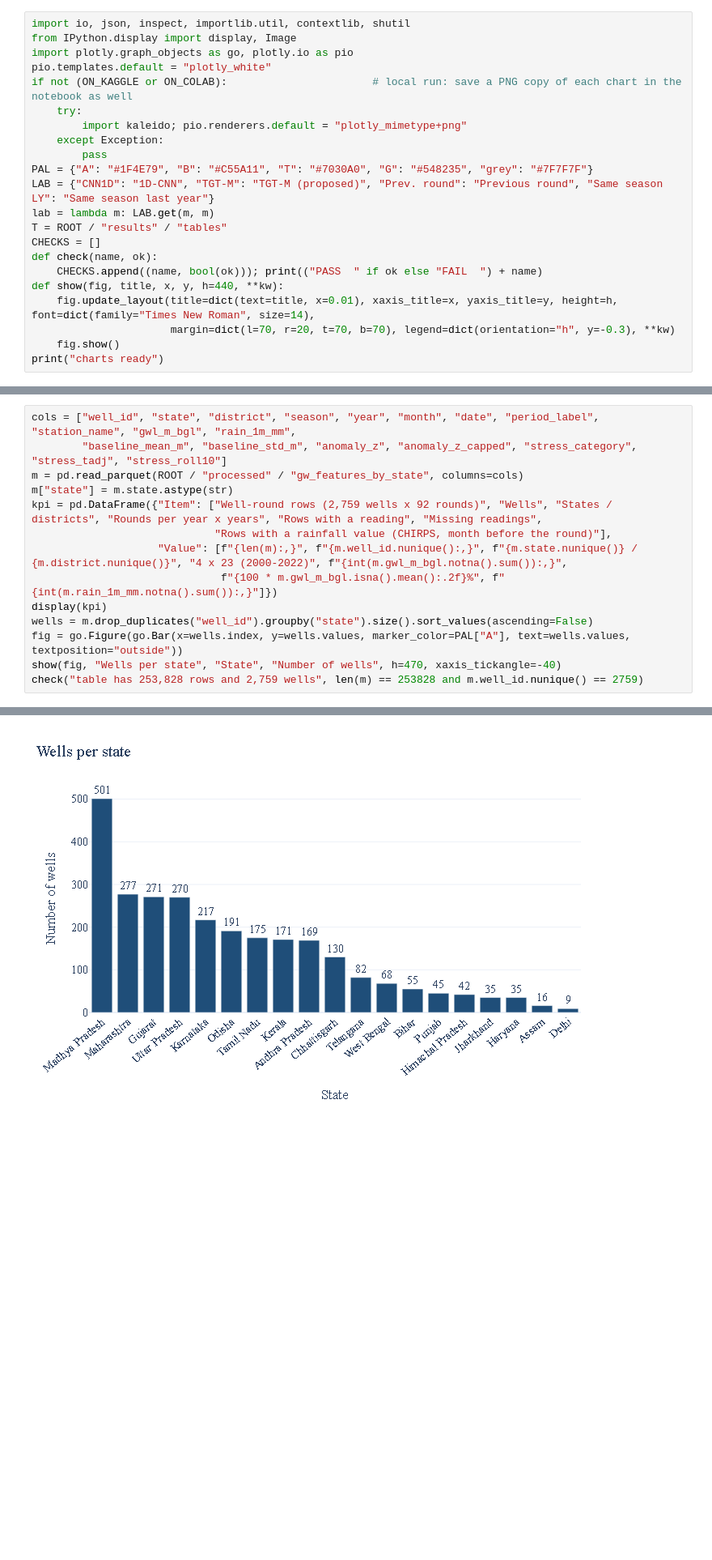
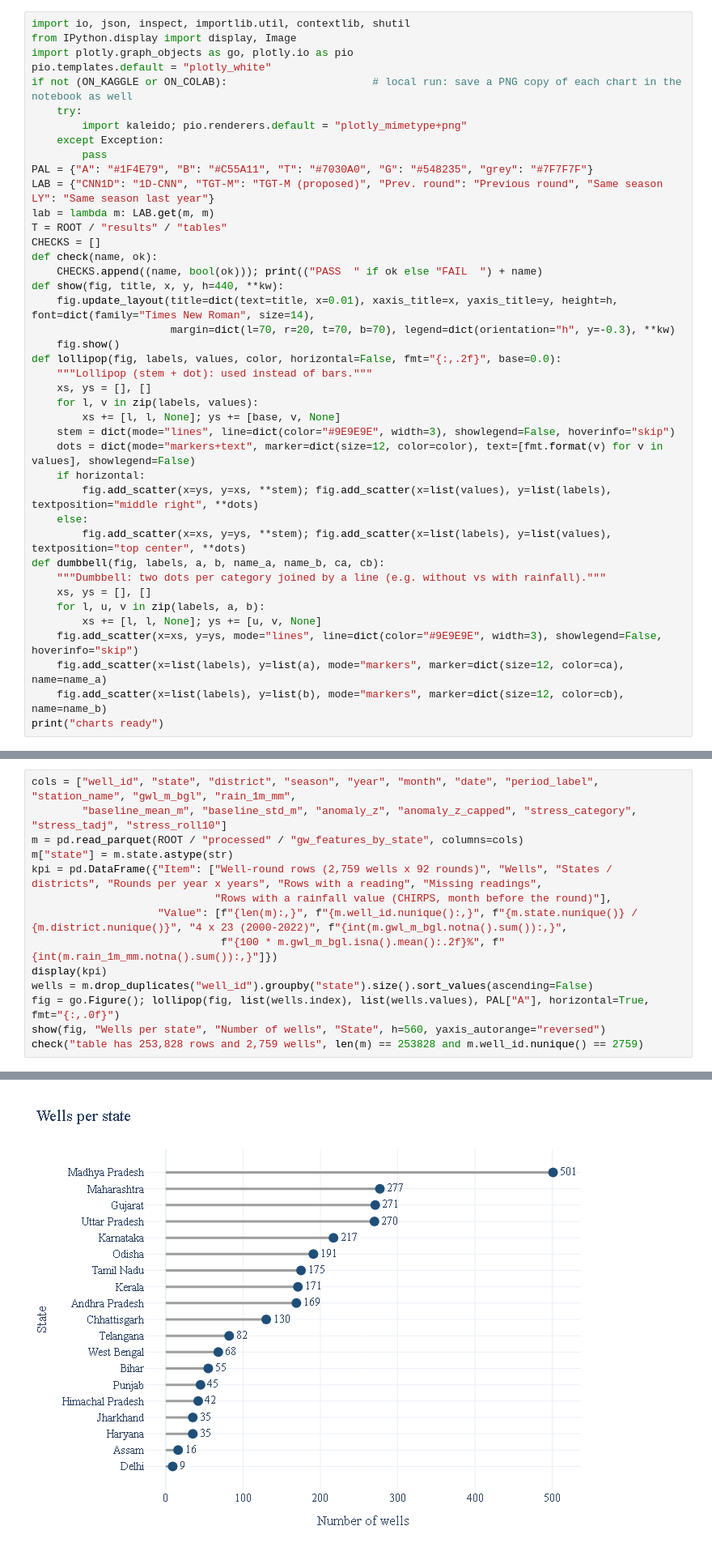
Before and after one commit to dhruvvvgg/bde-team7, a Jupyter notebook: notebooks/prerun/3_Review2_Implementation_PRERUN.ipynb, the cells around one changed output, grey strips where cells are left out. Shown at 81% size. Saved outputs shown, nothing was run; the diff lists cells and outputs as text; blank space fills up the shorter version.

```diff
--- a/notebooks/prerun/3_Review2_Implementation_PRERUN.ipynb
+++ b/notebooks/prerun/3_Review2_Implementation_PRERUN.ipynb
@@ -97,6 +97,25 @@ def show(fig, title, x, y, h=440, **kw):
     fig.update_layout(title=dict(text=title, x=0.01), xaxis_title=x, yaxis_title=y, height=h, font=dict(family="Times New Roman", size=14),
                       margin=dict(l=70, r=20, t=70, b=70), legend=dict(orientation="h", y=-0.3), **kw)
     fig.show()
+def lollipop(fig, labels, values, color, horizontal=False, fmt="{:,.2f}", base=0.0):
+    """Lollipop (stem + dot): used instead of bars."""
+    xs, ys = [], []
+    for l, v in zip(labels, values):
+        xs += [l, l, None]; ys += [base, v, None]
+    stem = dict(mode="lines", line=dict(color="#9E9E9E", width=3), showlegend=False, hoverinfo="skip")
+    dots = dict(mode="markers+text", marker=dict(size=12, color=color), text=[fmt.format(v) for v in values], showlegend=False)
+    if horizontal:
+        fig.add_scatter(x=ys, y=xs, **stem); fig.add_scatter(x=list(values), y=list(labels), textposition="middle right", **dots)
+    else:
+        fig.add_scatter(x=xs, y=ys, **stem); fig.add_scatter(x=list(labels), y=list(values), textposition="top center", **dots)
+def dumbbell(fig, labels, a, b, name_a, name_b, ca, cb):
+    """Dumbbell: two dots per category joined by a line (e.g. without vs with rainfall)."""
+    xs, ys = [], []
+    for l, u, v in zip(labels, a, b):
+        xs += [l, l, None]; ys += [u, v, None]
+    fig.add_scatter(x=xs, y=ys, mode="lines", line=dict(color="#9E9E9E", width=3), showlegend=False, hoverinfo="skip")
+    fig.add_scatter(x=list(labels), y=list(a), mode="markers", marker=dict(size=12, color=ca), name=name_a)
+    fig.add_scatter(x=list(labels), y=list(b), mode="markers", marker=dict(size=12, color=cb), name=name_b)
 print("charts ready")
 # %% [output]
 charts ready
@@ -106,27 +125,27 @@ Groundwater depth from the CGWB network (Figshare, Kuruva et al. 2025), **2,759
 # %%
 cols = ["well_id", "state", "district", "season", "year", "month", "date", "period_label", "station_name", "gwl_m_bgl", "rain_1m_mm",
         "baseline_mean_m", "baseline_std_m", "anomaly_z", "anomaly_z_capped", "stress_category", "stress_tadj", "stress_roll10"]
 m = pd.read_parquet(ROOT / "processed" / "gw_features_by_state", columns=cols)
 m["state"] = m.state.astype(str)
 kpi = pd.DataFrame({"Item": ["Well-round rows (2,759 wells x 92 rounds)", "Wells", "States / districts", "Rounds per year x years", "Rows with a reading", "Missing readings",
                              "Rows with a rainfall value (CHIRPS, month before the round)"],
                     "Value": [f"{len(m):,}", f"{m.well_id.nunique():,}", f"{m.state.nunique()} / {m.district.nunique()}", "4 x 23 (2000-2022)", f"{int(m.gwl_m_bgl.notna().sum()):,}",
                               f"{100 * m.gwl_m_bgl.isna().mean():.2f}%", f"{int(m.rain_1m_mm.notna().sum()):,}"]})
 display(kpi)
 wells = m.drop_duplicates("well_id").groupby("state").size().sort_values(ascending=False)
-fig = go.Figure(go.Bar(x=wells.index, y=wells.values, marker_color=PAL["A"], text=wells.values, textposition="outside"))
-show(fig, "Wells per state", "State", "Number of wells", h=470, xaxis_tickangle=-40)
+fig = go.Figure(); lollipop(fig, list(wells.index), list(wells.values), PAL["A"], horizontal=True, fmt="{:,.0f}")
+show(fig, "Wells per state", "Number of wells", "State", h=560, yaxis_autorange="reversed")
 check("table has 253,828 rows and 2,759 wells", len(m) == 253828 and m.well_id.nunique() == 2759)
 # %% [output]
 |  | Item | Value |
 | 0 | Well-round rows (2,759 wells x 92... | 253,828 |
 | 1 | Wells | 2,759 |
 | 2 | States / districts | 19 / 365 |
 | 3 | Rounds per year x years | 4 x 23 (2000-2022) |
 | 4 | Rows with a reading | 219,258 |
 | 5 | Missing readings | 13.62% |
 | 6 | Rows with a rainfall value (CHIRP... | 253,828 |
-[figure, old version]
+[figure, new version]
 PASS  table has 253,828 rows and 2,759 wells
 # %% [markdown]
 ## 2 · Architecture and the proposed model (slides: Proposed Model, Overall System Architecture)
```
Also changed, not shown: parts of 10 cells of this notebook, 2 other files.
